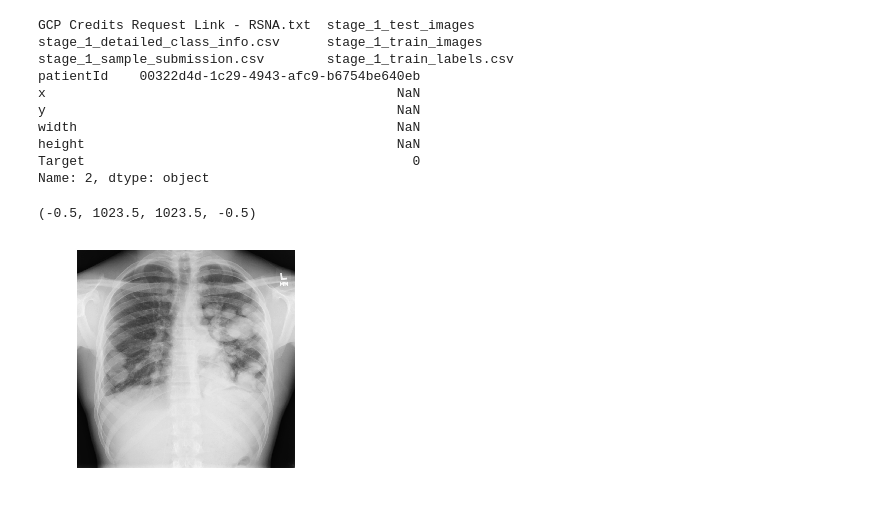
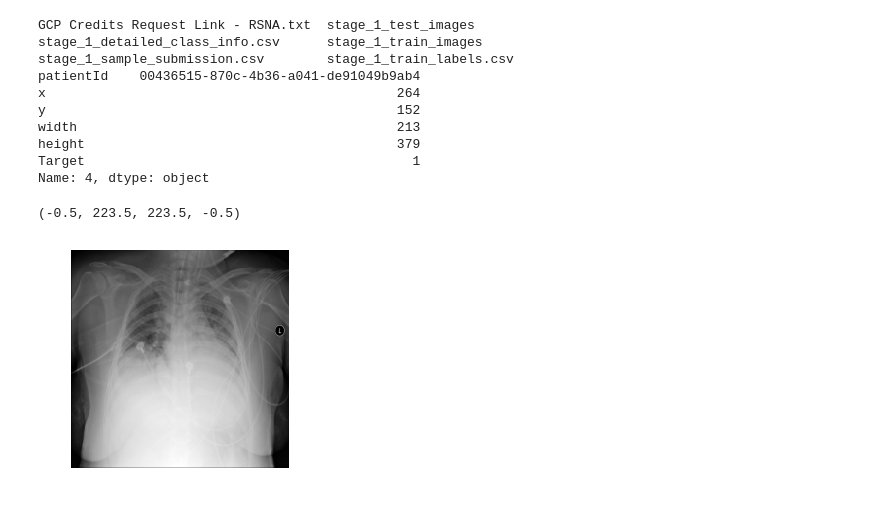
Before and after one commit to Soren941/Pneumonia_in_thorax_xray, a Jupyter notebook: Main.ipynb, the cells around one changed output. Saved outputs shown, nothing was run; the diff lists cells and outputs as text; code cells hidden in the pictures.

```diff
--- a/Main.ipynb
+++ b/Main.ipynb
@@ -18,35 +19,36 @@ You should consider upgrading via the 'pip install --upgrade pip' command.
 # %%
 # Show files in data
 !ls data
 
 # display label format
 df = pd.read_csv('data/stage_1_train_labels.csv')
 
 
 #
-No = 2
+No = 4
 patientId = df['patientId'][No]
 dcm_file = 'data/stage_1_train_images/%s.dcm' % patientId
 dcm_data = pydicom.read_file(dcm_file)
 print(df.iloc[No])
 
 #print(dcm_data)
 
 #
+img_size = [224,224]
 im = dcm_data.pixel_array
-
+im = resize(im, output_shape=img_size, mode='reflect', anti_aliasing=True)
 pylab.imshow(im, cmap=pylab.cm.gist_gray)
 pylab.axis('off')
 # %% [output]
 GCP Credits Request Link - RSNA.txt  stage_1_test_images
 stage_1_detailed_class_info.csv      stage_1_train_images
 stage_1_sample_submission.csv        stage_1_train_labels.csv
-patientId    00322d4d-1c29-4943-afc9-b6754be640eb
-x                                             NaN
-y                                             NaN
-width                                         NaN
-height                                        NaN
-Target                                          0
-Name: 2, dtype: object
+patientId    00436515-870c-4b36-a041-de91049b9ab4
+x                                             264
+y                                             152
+width                                         213
+height                                        379
+Target                                          1
+Name: 4, dtype: object
-(-0.5, 1023.5, 1023.5, -0.5)
+(-0.5, 223.5, 223.5, -0.5)
-[figure, old version]
+[figure, new version]
```
Also changed, not shown: parts of 1 cell of this notebook, 1 other file.
